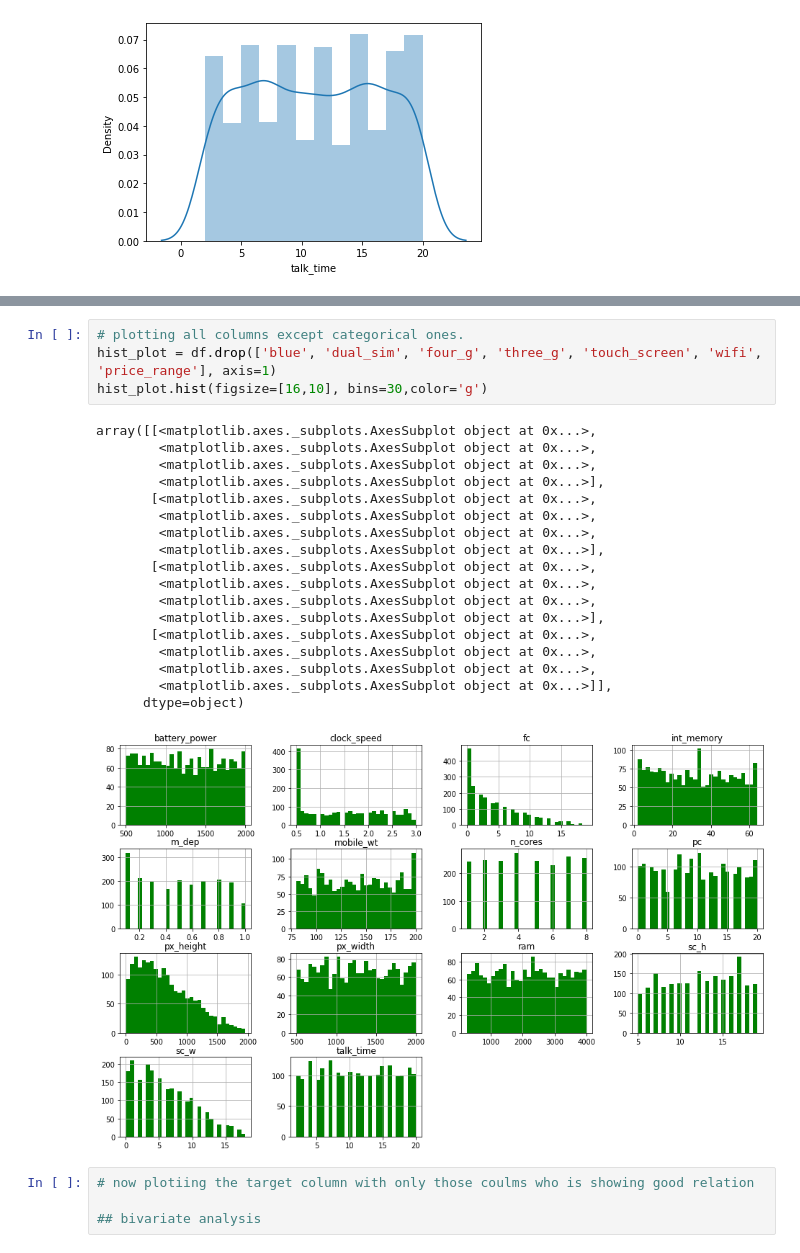
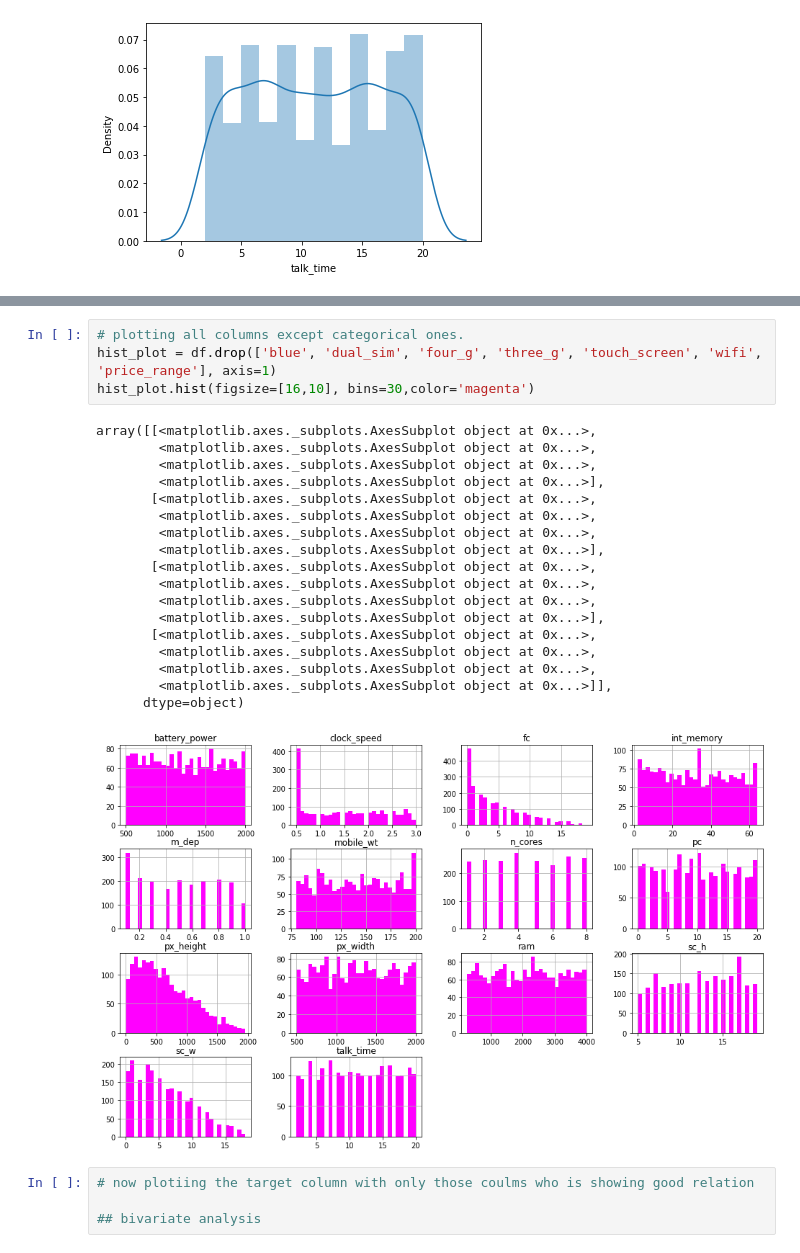
Before and after one commit to kavyas1989/Mobile-Price-Range-Prediction, a Jupyter notebook: Mobile_Price_Range_Prediction.ipynb, the cells around one changed output, grey strips where cells are left out. Drawn from its saved outputs; the diff is of its cells as text.

```diff
--- a/Mobile_Price_Range_Prediction.ipynb
+++ b/Mobile_Price_Range_Prediction.ipynb
@@ -336,26 +336,26 @@ plt.tight_layout()
 # %%
 # plotting all columns except categorical ones.
 hist_plot = df.drop(['blue', 'dual_sim', 'four_g', 'three_g', 'touch_screen', 'wifi', 'price_range'], axis=1)
-hist_plot.hist(figsize=[16,10], bins=30,color='g')
+hist_plot.hist(figsize=[16,10], bins=30,color='magenta')
 # %% [output]
 array([[<matplotlib.axes._subplots.AxesSubplot object at 0x...>,
         <matplotlib.axes._subplots.AxesSubplot object at 0x...>,
         <matplotlib.axes._subplots.AxesSubplot object at 0x...>,
         <matplotlib.axes._subplots.AxesSubplot object at 0x...>],
        [<matplotlib.axes._subplots.AxesSubplot object at 0x...>,
         <matplotlib.axes._subplots.AxesSubplot object at 0x...>,
         <matplotlib.axes._subplots.AxesSubplot object at 0x...>,
         <matplotlib.axes._subplots.AxesSubplot object at 0x...>],
        [<matplotlib.axes._subplots.AxesSubplot object at 0x...>,
         <matplotlib.axes._subplots.AxesSubplot object at 0x...>,
         <matplotlib.axes._subplots.AxesSubplot object at 0x...>,
         <matplotlib.axes._subplots.AxesSubplot object at 0x...>],
        [<matplotlib.axes._subplots.AxesSubplot object at 0x...>,
         <matplotlib.axes._subplots.AxesSubplot object at 0x...>,
         <matplotlib.axes._subplots.AxesSubplot object at 0x...>,
         <matplotlib.axes._subplots.AxesSubplot object at 0x...>]],
       dtype=object)
-[figure, old version]
+[figure, new version]
 # %%
 # now plotiing the target column with only those coulms who is showing good relation
 
```
Also changed, not shown: parts of 50 cells of this notebook.
